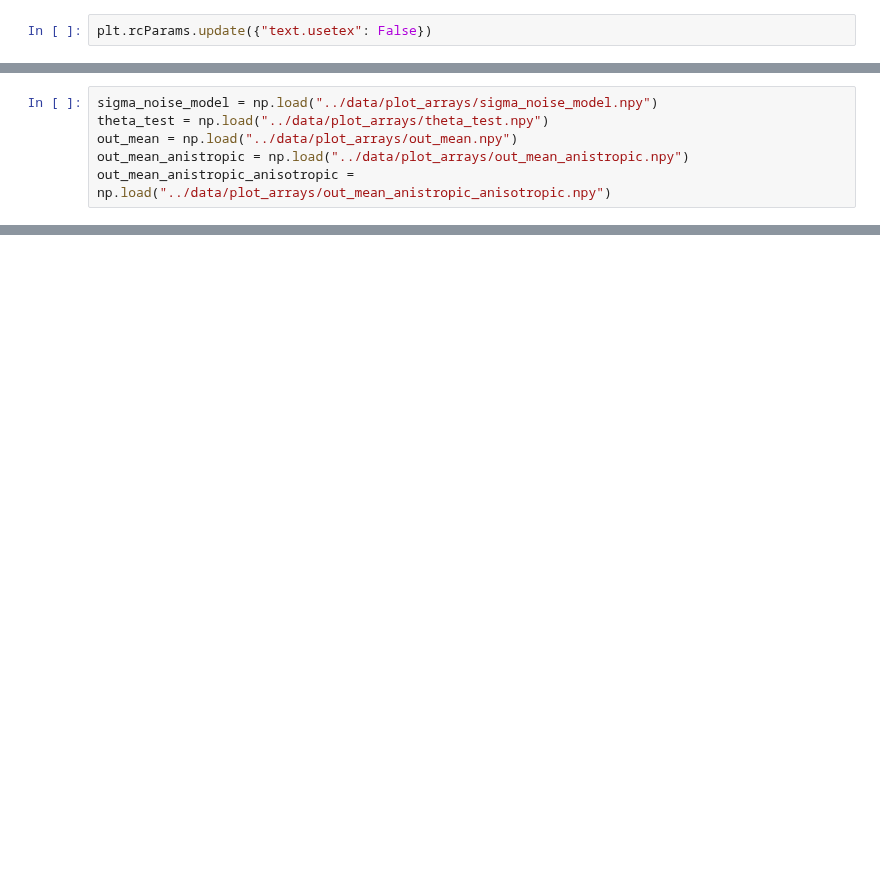
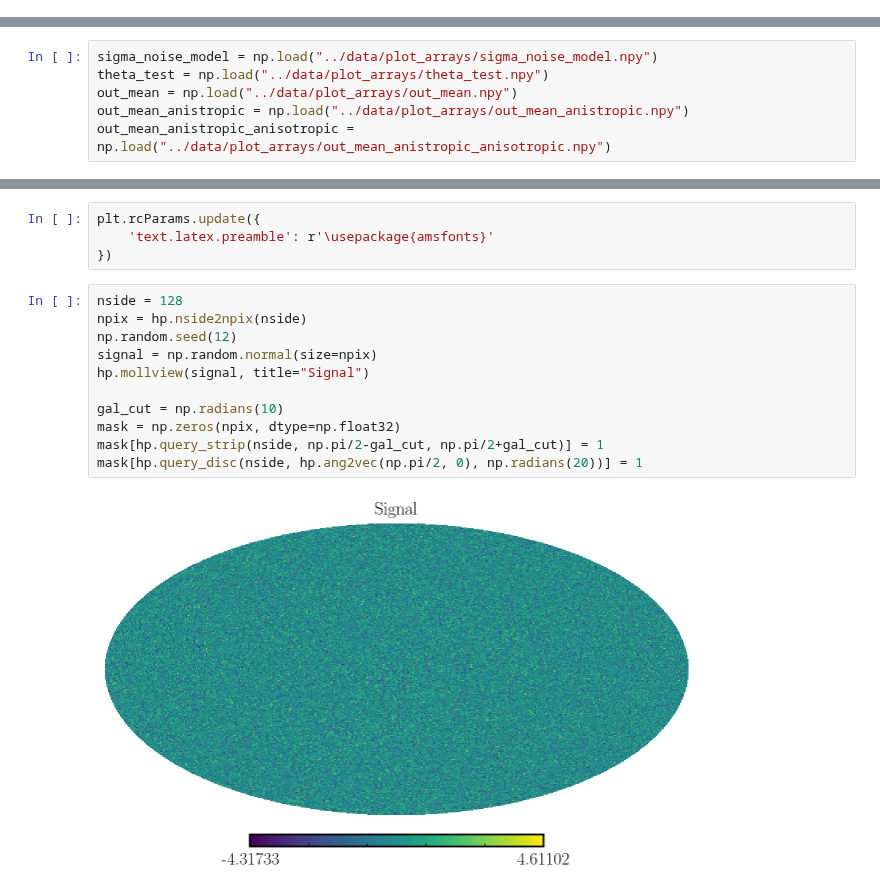
Before and after one commit to smsharma/neural-global-astrometry, a Jupyter notebook: notebooks/03_anisotropic_noise.ipynb, the cells around one changed output, grey strips where cells are left out. Saved outputs shown, nothing was run; the diff lists cells and outputs as text; blank space fills up the shorter version.

```diff
--- a/notebooks/03_anisotropic_noise.ipynb
+++ b/notebooks/03_anisotropic_noise.ipynb
@@ -193,6 +179,4 @@ calib = 150 / np.trapz(pspecpop.rho_M_SI(M_calib_ary, alpha=-1.9), M_calib_ary)
 
 M_ary = np.logspace(-6, 10) * M_s
 f_sub_fid = np.trapz(M_ary * calib * pspecpop.rho_M_SI(M_ary, alpha=-1.9), M_ary) / M_MW
-# %%
-plt.rcParams.update({"text.usetex": False})
 # %%
@@ -252,0 +194,17 @@ fig.subplots_adjust(wspace=0.2)
+# %%
+plt.rcParams.update({
+    'text.latex.preamble': r'\usepackage{amsfonts}'
+})
+# %%
+nside = 128
+npix = hp.nside2npix(nside)
+np.random.seed(12)
+signal = np.random.normal(size=npix)
+hp.mollview(signal, title="Signal")
+
+gal_cut = np.radians(10)
+mask = np.zeros(npix, dtype=np.float32)
+mask[hp.query_strip(nside, np.pi/2-gal_cut, np.pi/2+gal_cut)] = 1
+mask[hp.query_disc(nside, hp.ang2vec(np.pi/2, 0), np.radians(20))] = 1
+# %% [output]
+[figure, added]
```
Also changed, not shown: parts of 6 cells of this notebook, 6 other files.
